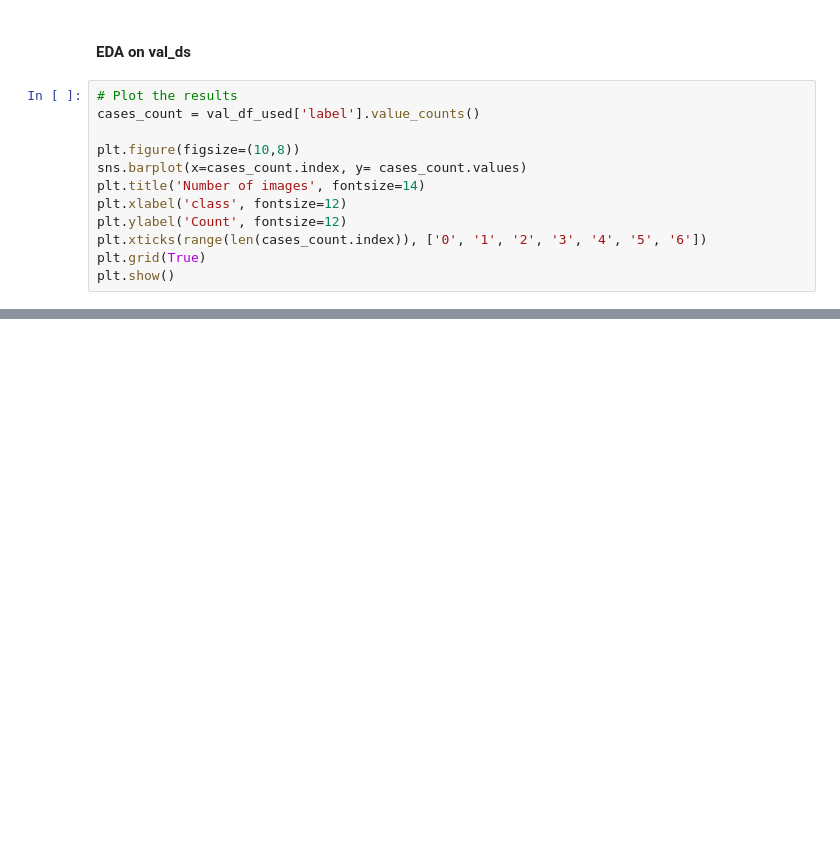
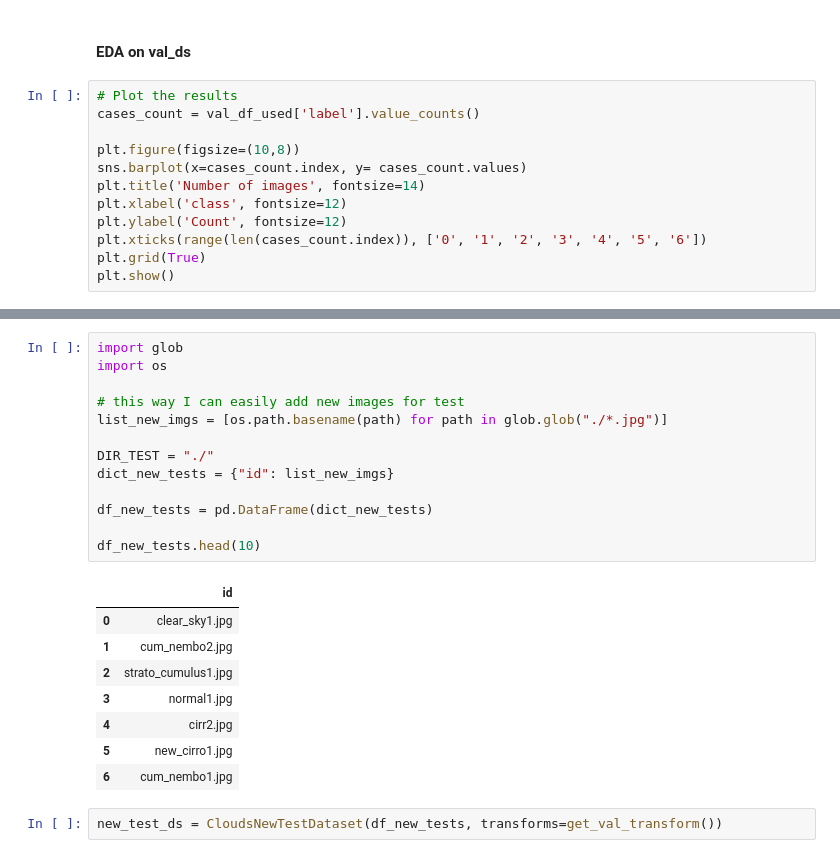
Before and after one commit to luigisaetta/pytorch-on-oci, a Jupyter notebook: ch-04/train_clouds_lightning1.ipynb, the cells around one changed output, grey strips where cells are left out. Cells and saved outputs as stored; diff of their text form; blank space fills up the shorter version.

```diff
--- a/ch-04/train_clouds_lightning1.ipynb
+++ b/ch-04/train_clouds_lightning1.ipynb
@@ -363,0 +385,24 @@ plt.show()
+# %%
+import glob
+import os
+
+# this way I can easily add new images for test
+list_new_imgs = [os.path.basename(path) for path in glob.glob("./*.jpg")]
+
+DIR_TEST = "./"
+dict_new_tests = {"id": list_new_imgs}
+
+df_new_tests = pd.DataFrame(dict_new_tests)
+
+df_new_tests.head(10)
+# %% [output]
+|  | id |
+| 0 | clear_sky1.jpg |
+| 1 | cum_nembo2.jpg |
+| 2 | strato_cumulus1.jpg |
+| 3 | normal1.jpg |
+| 4 | cirr2.jpg |
+| 5 | new_cirro1.jpg |
+| 6 | cum_nembo1.jpg |
+# %%
+new_test_ds = CloudsNewTestDataset(df_new_tests, transforms=get_val_transform())
```
Also changed, not shown: parts of 9 cells of this notebook.
